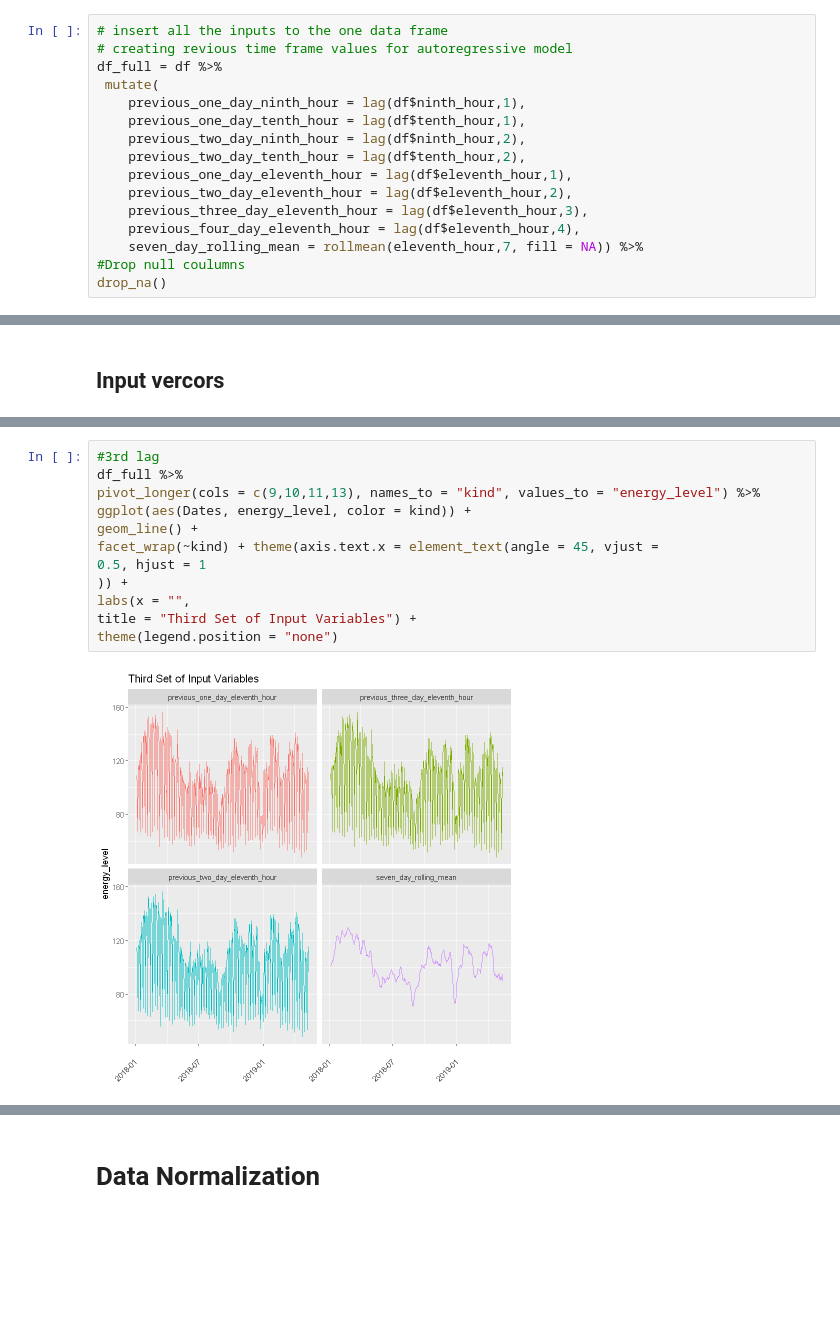
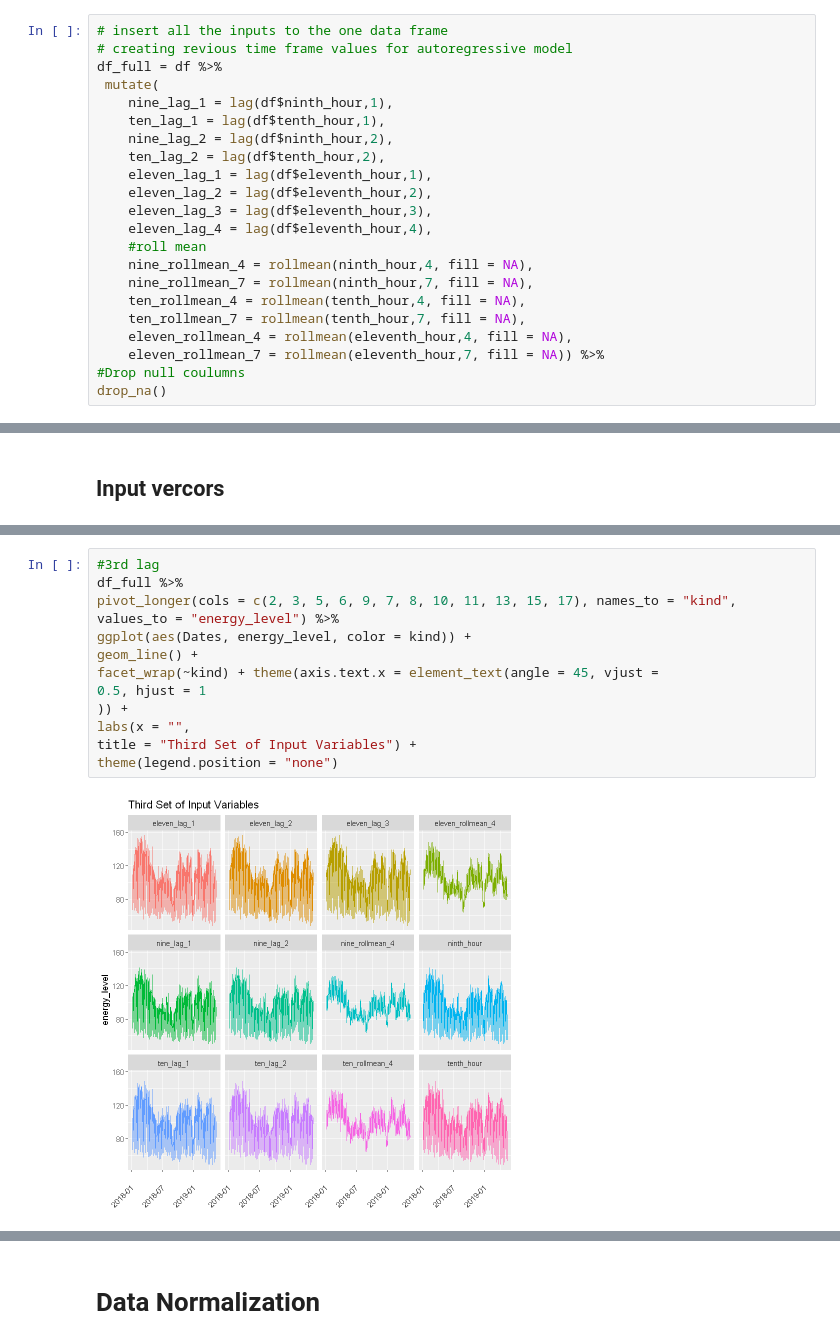
Before and after one commit to Saranga99/DM-ML, a Jupyter notebook: coursework/CW_Q2.ipynb, the cells around one changed output, grey strips where cells are left out. Cells and saved outputs as stored; diff of their text form; blank space fills up the shorter version.

```diff
--- a/coursework/CW_Q2.ipynb
+++ b/coursework/CW_Q2.ipynb
@@ -57,15 +57,21 @@ summary(df[2:4])
 # creating revious time frame values for autoregressive model
 df_full = df %>%
  mutate(
-    previous_one_day_ninth_hour = lag(df$ninth_hour,1),
-    previous_one_day_tenth_hour = lag(df$tenth_hour,1),
-    previous_two_day_ninth_hour = lag(df$ninth_hour,2),
-    previous_two_day_tenth_hour = lag(df$tenth_hour,2),
-    previous_one_day_eleventh_hour = lag(df$eleventh_hour,1),
-    previous_two_day_eleventh_hour = lag(df$eleventh_hour,2),
-    previous_three_day_eleventh_hour = lag(df$eleventh_hour,3),
-    previous_four_day_eleventh_hour = lag(df$eleventh_hour,4),
-    seven_day_rolling_mean = rollmean(eleventh_hour,7, fill = NA)) %>%
+    nine_lag_1 = lag(df$ninth_hour,1),
+    ten_lag_1 = lag(df$tenth_hour,1),
+    nine_lag_2 = lag(df$ninth_hour,2),
+    ten_lag_2 = lag(df$tenth_hour,2),
+    eleven_lag_1 = lag(df$eleventh_hour,1),
+    eleven_lag_2 = lag(df$eleventh_hour,2),
+    eleven_lag_3 = lag(df$eleventh_hour,3),
+    eleven_lag_4 = lag(df$eleventh_hour,4),
+    #roll mean
+    nine_rollmean_4 = rollmean(ninth_hour,4, fill = NA),
+    nine_rollmean_7 = rollmean(ninth_hour,7, fill = NA),
+    ten_rollmean_4 = rollmean(tenth_hour,4, fill = NA),
+    ten_rollmean_7 = rollmean(tenth_hour,7, fill = NA),
+    eleven_rollmean_4 = rollmean(eleventh_hour,4, fill = NA),
+    eleven_rollmean_7 = rollmean(eleventh_hour,7, fill = NA)) %>%
 #Drop null coulumns
 drop_na()
 # %%
@@ -113,17 +119,17 @@ theme(legend.position = "none")
 # %%
 #3rd lag
 df_full %>%
-pivot_longer(cols = c(9,10,11,13), names_to = "kind", values_to = "energy_level") %>%
+pivot_longer(cols = c(2, 3, 5, 6, 9, 7, 8, 10, 11, 13, 15, 17), names_to = "kind", values_to = "energy_level") %>%
 ggplot(aes(Dates, energy_level, color = kind)) +
 geom_line() +
 facet_wrap(~kind) + theme(axis.text.x = element_text(angle = 45, vjust =
 0.5, hjust = 1
 )) +
 labs(x = "",
 title = "Third Set of Input Variables") +
 theme(legend.position = "none")
 # %% [output]
-[figure, old version]
+[figure, new version]
 # %%
 #4thd lag
 df_full %>%
```
Also changed, not shown: parts of 31 cells of this notebook.
